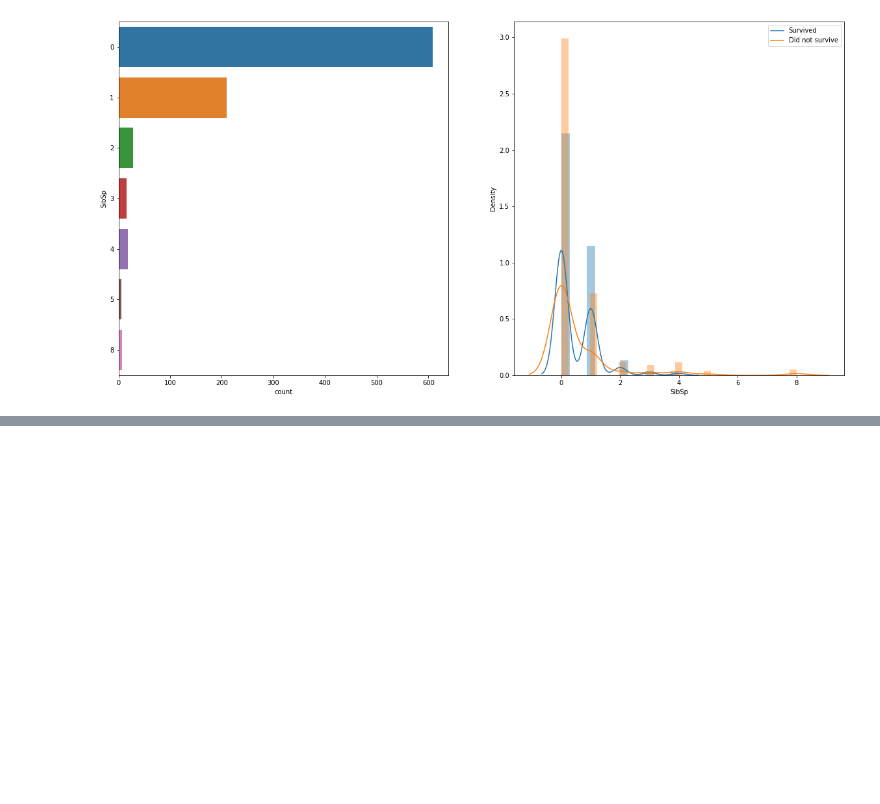
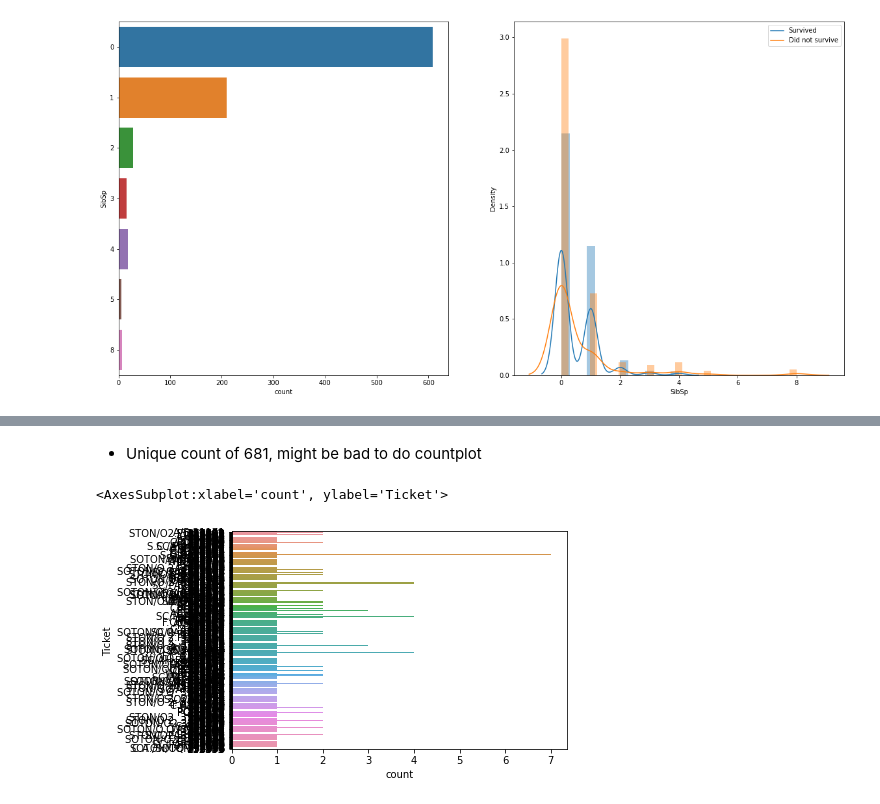
Before and after one commit to Raihan9797/kaggle-titanic, a Jupyter notebook: titanic.ipynb, the cells around one changed output, grey strips where cells are left out. Saved outputs shown, nothing was run; the diff lists cells and outputs as text; code cells hidden in the pictures; blank space fills up the shorter version.

```diff
--- a/titanic.ipynb
+++ b/titanic.ipynb
@@ -477,0 +633,7 @@ plot_count_dist(train,
+# %% [markdown]
+- Unique count of 681, might be bad to do countplot
+# %%
+sns.countplot(data = train, y = 'Ticket') # ugly and takes awhile to plot
+# %% [output]
+<AxesSubplot:xlabel='count', ylabel='Ticket'>
+[figure, added]
```
Also changed, not shown: parts of 42 cells of this notebook.
